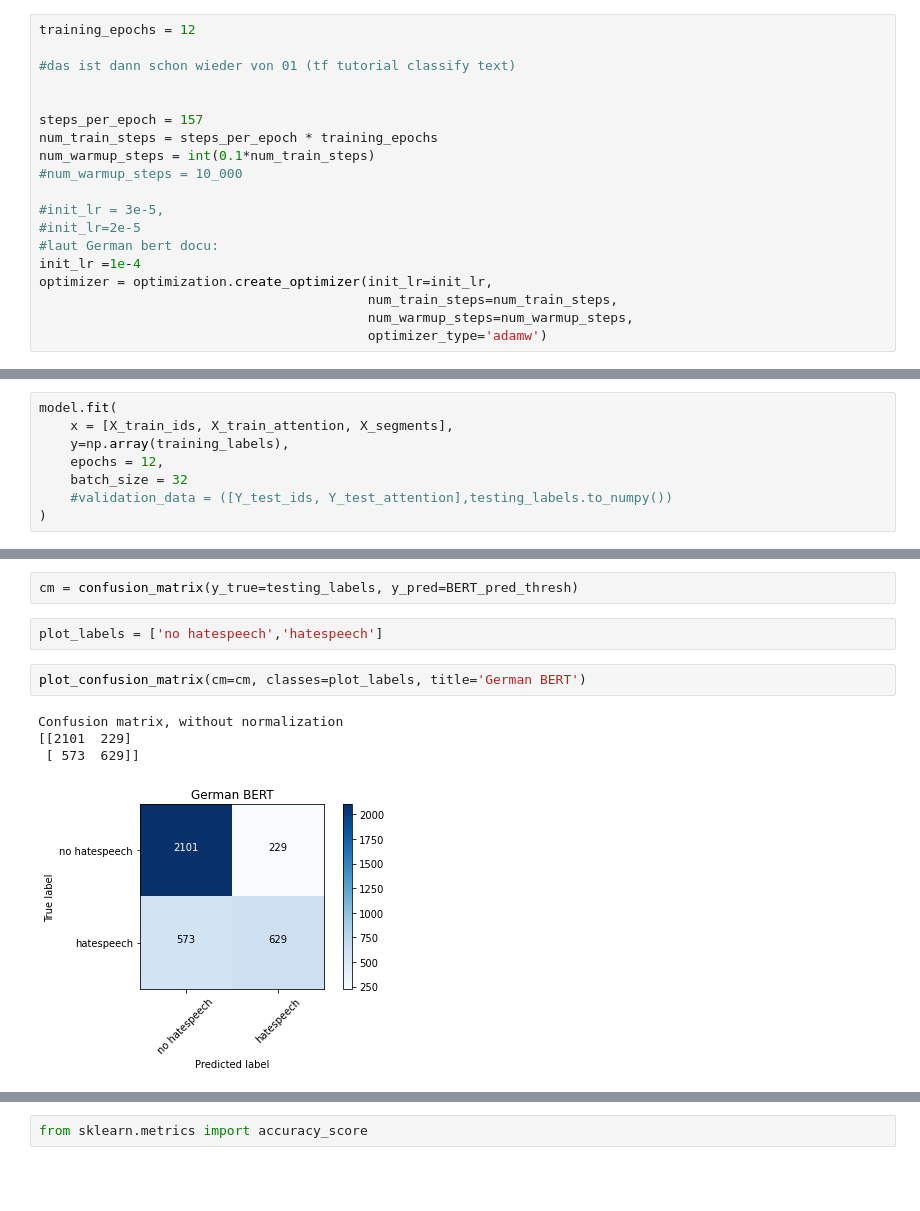
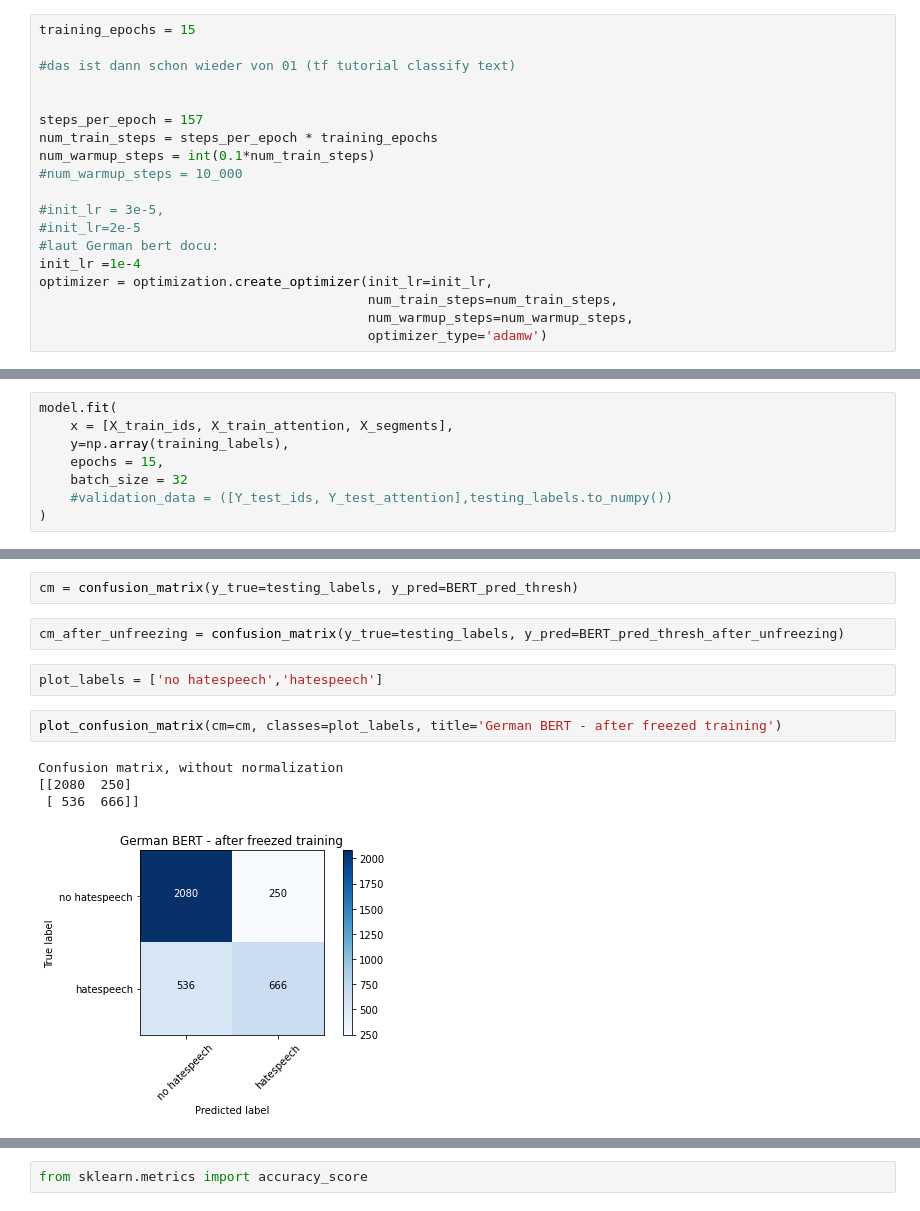
Before and after one commit to BiancaStadl/Bachelorarbeit, a Jupyter notebook: 03_huggingface_German_Bert_API_drei_Inputs_mit_Freeze.ipynb, the cells around one changed output, grey strips where cells are left out. Drawn from its saved outputs; the diff is of its cells as text; blank space fills up the shorter version.

Commit message:
22010603, freeze, unfreeze, very good

```diff
--- a/03_huggingface_German_Bert_API_drei_Inputs_mit_Freeze.ipynb
+++ b/03_huggingface_German_Bert_API_drei_Inputs_mit_Freeze.ipynb
@@ -457,7 +457,7 @@ from official.nlp import optimization
   Building wheel for py-cpuinfo (setup.py) ... done
   Building wheel for seqeval (setup.py) ... done
 # %%
-training_epochs = 12
+training_epochs = 15
 
 #das ist dann schon wieder von 01 (tf tutorial classify text)
 
@@ -501,7 +501,7 @@ Traditionally, the steps per epoch is calculated as train_length // batch_size,
 model.fit(
     x = [X_train_ids, X_train_attention, X_segments],
     y=np.array(training_labels),
-    epochs = 12,
+    epochs = 15,
     batch_size = 32
     #validation_data = ([Y_test_ids, Y_test_attention],testing_labels.to_numpy())
 )
@@ -626,12 +660,14 @@ def plot_confusion_matrix(cm, classes,
     plt.xlabel('Predicted label')
 # %%
 cm = confusion_matrix(y_true=testing_labels, y_pred=BERT_pred_thresh)
+# %%
+cm_after_unfreezing = confusion_matrix(y_true=testing_labels, y_pred=BERT_pred_thresh_after_unfreezing)
 # %%
 plot_labels = ['no hatespeech','hatespeech']
 # %%
-plot_confusion_matrix(cm=cm, classes=plot_labels, title='German BERT')
+plot_confusion_matrix(cm=cm, classes=plot_labels, title='German BERT - after freezed training')
 # %% [output]
 Confusion matrix, without normalization
-[[2101  229]
- [ 573  629]]
+[[2080  250]
+ [ 536  666]]
-[figure, old version]
+[figure, new version]
```
Also changed, not shown: parts of 19 cells of this notebook.
